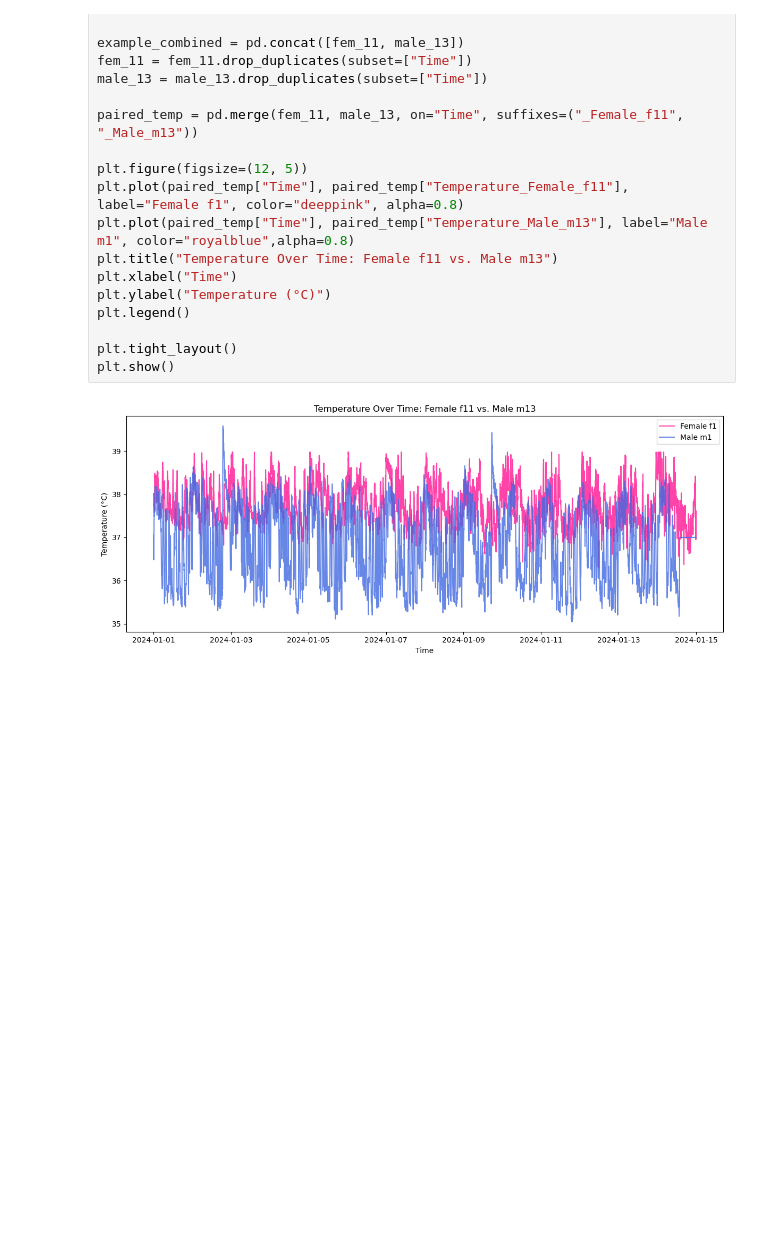
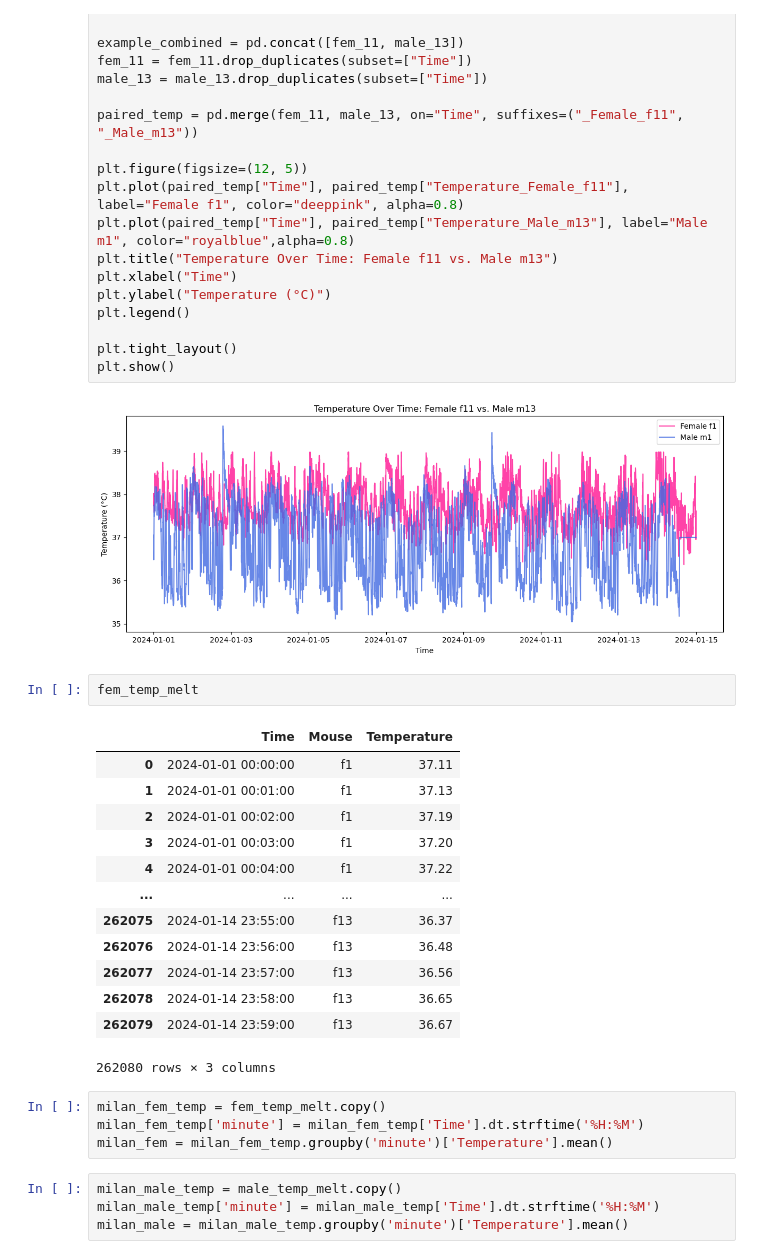
Before and after one commit to mrona22/DSC_106_proj_temp, a Jupyter notebook: ExporatoryGraphs.ipynb, the cells around one changed output. Drawn from its saved outputs; the diff is of its cells as text; blank space fills up the shorter version.

```diff
--- a/ExporatoryGraphs.ipynb
+++ b/ExporatoryGraphs.ipynb
@@ -146,3 +144,27 @@ plt.tight_layout()
 plt.show()
 # %% [output]
 [figure]
+# %%
+fem_temp_melt
+# %% [output]
+|  | Time | Mouse | Temperature |
+| 0 | 2024-01-01 00:00:00 | f1 | 37.11 |
+| 1 | 2024-01-01 00:01:00 | f1 | 37.13 |
+| 2 | 2024-01-01 00:02:00 | f1 | 37.19 |
+| 3 | 2024-01-01 00:03:00 | f1 | 37.20 |
+| 4 | 2024-01-01 00:04:00 | f1 | 37.22 |
+| ... | ... | ... | ... |
+| 262075 | 2024-01-14 23:55:00 | f13 | 36.37 |
+| 262076 | 2024-01-14 23:56:00 | f13 | 36.48 |
+| 262077 | 2024-01-14 23:57:00 | f13 | 36.56 |
+| 262078 | 2024-01-14 23:58:00 | f13 | 36.65 |
+| 262079 | 2024-01-14 23:59:00 | f13 | 36.67 |
+262080 rows × 3 columns
+# %%
+milan_fem_temp = fem_temp_melt.copy()
+milan_fem_temp['minute'] = milan_fem_temp['Time'].dt.strftime('%H:%M')
+milan_fem = milan_fem_temp.groupby('minute')['Temperature'].mean()
+# %%
+milan_male_temp = male_temp_melt.copy()
+milan_male_temp['minute'] = milan_male_temp['Time'].dt.strftime('%H:%M')
+milan_male = milan_male_temp.groupby('minute')['Temperature'].mean()
```
Also changed, not shown: parts of 18 cells of this notebook, 8 other files.
